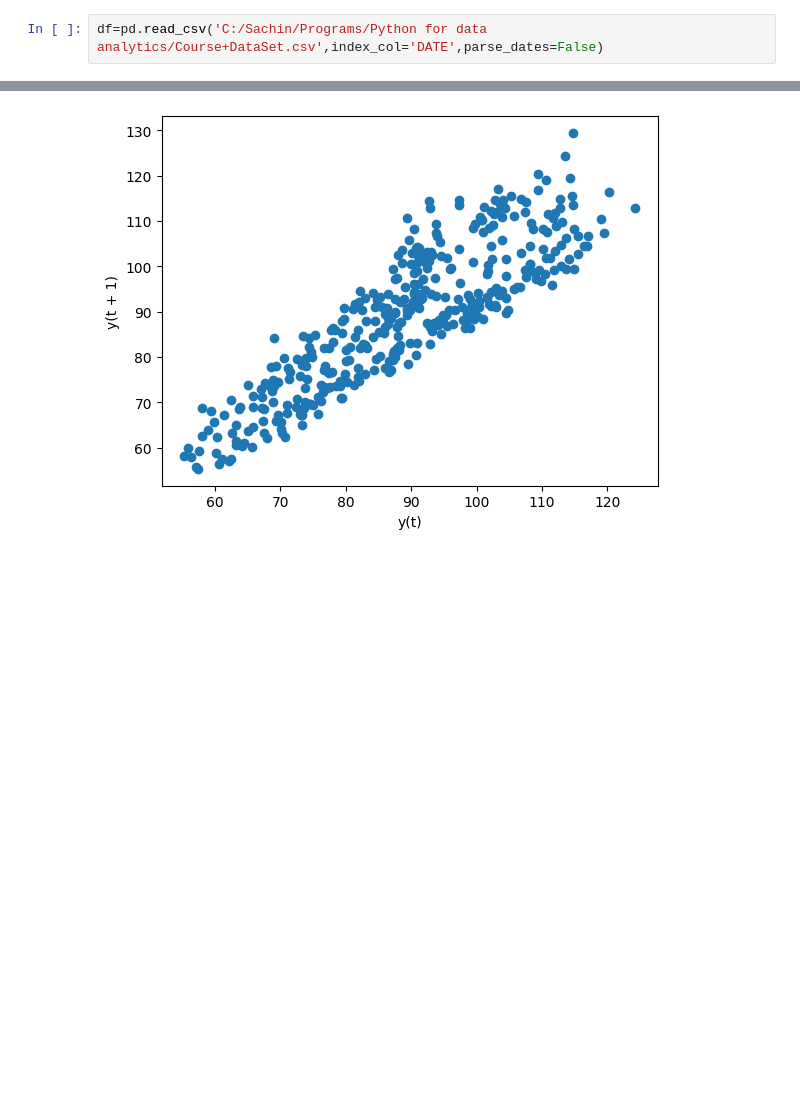
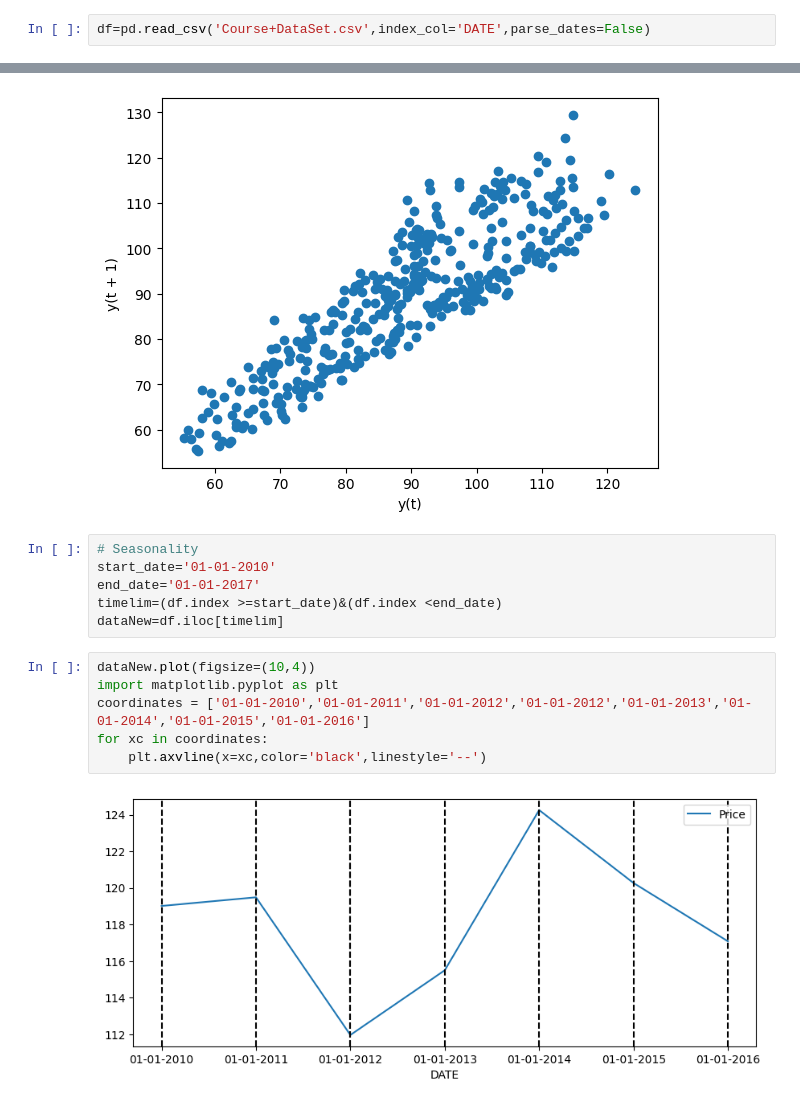
Before and after one commit to sachin5031/Python_Data_Analytics, a Jupyter notebook: TimeSeries.ipynb, the cells around one changed output, grey strips where cells are left out. Drawn from its saved outputs; the diff is of its cells as text; blank space fills up the shorter version.

```diff
--- a/TimeSeries.ipynb
+++ b/TimeSeries.ipynb
@@ -2,7 +2,7 @@
 import pandas as pd
 import numpy as np
 # %%
-df=pd.read_csv('C:/Sachin/Programs/Python for data analytics/Course+DataSet.csv',index_col='DATE',parse_dates=False)
+df=pd.read_csv('Course+DataSet.csv',index_col='DATE',parse_dates=False)
 # %%
 df.head()
 # %% [output]
@@ -98,3 +98,17 @@ lag_plot(df['Price'])
 # %% [output]
 <Axes: xlabel='y(t)', ylabel='y(t + 1)'>
 [figure]
+# %%
+# Seasonality
+start_date='01-01-2010'
+end_date='01-01-2017'
+timelim=(df.index >=start_date)&(df.index <end_date)
+dataNew=df.iloc[timelim]
+# %%
+dataNew.plot(figsize=(10,4))
+import matplotlib.pyplot as plt
+coordinates = ['01-01-2010','01-01-2011','01-01-2012','01-01-2012','01-01-2013','01-01-2014','01-01-2015','01-01-2016']
+for xc in coordinates:
+    plt.axvline(x=xc,color='black',linestyle='--')
+# %% [output]
+[figure, added]
```
Also changed, not shown: parts of 9 cells of this notebook.
